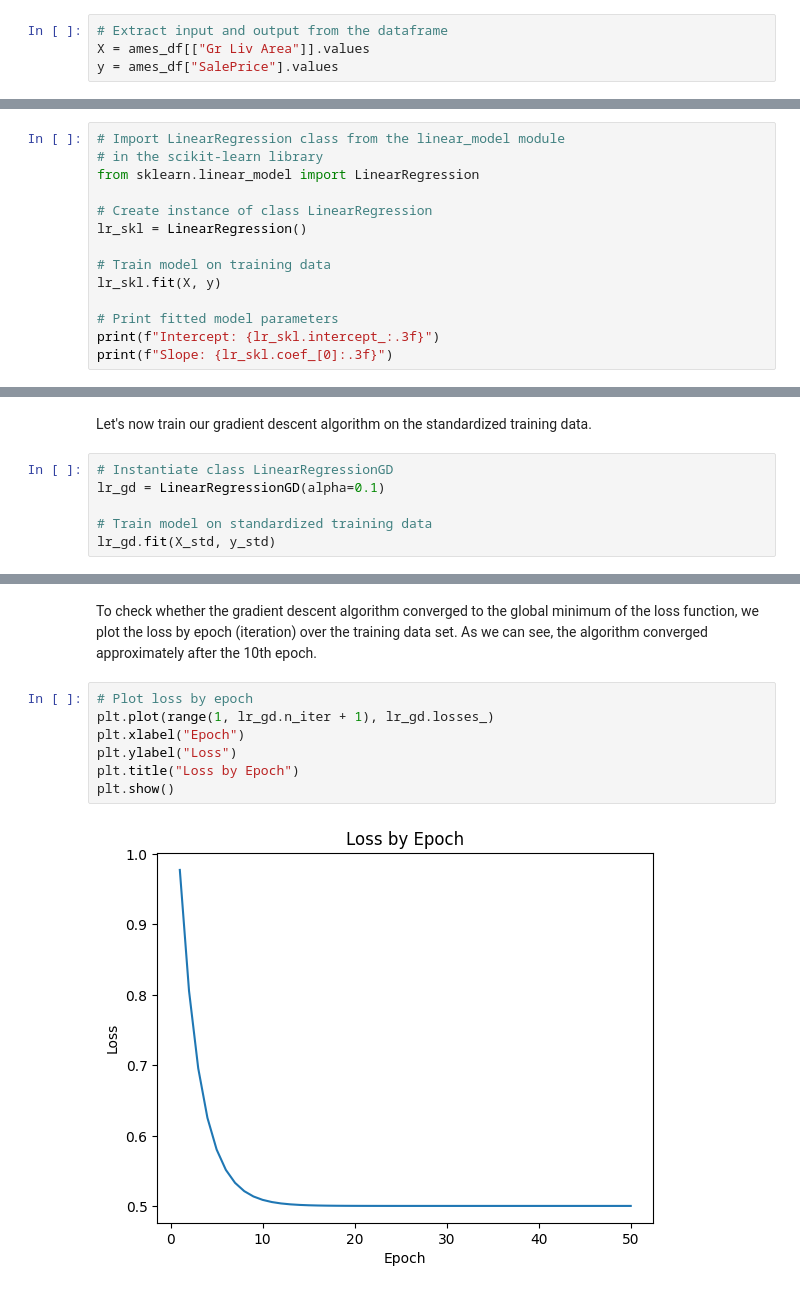
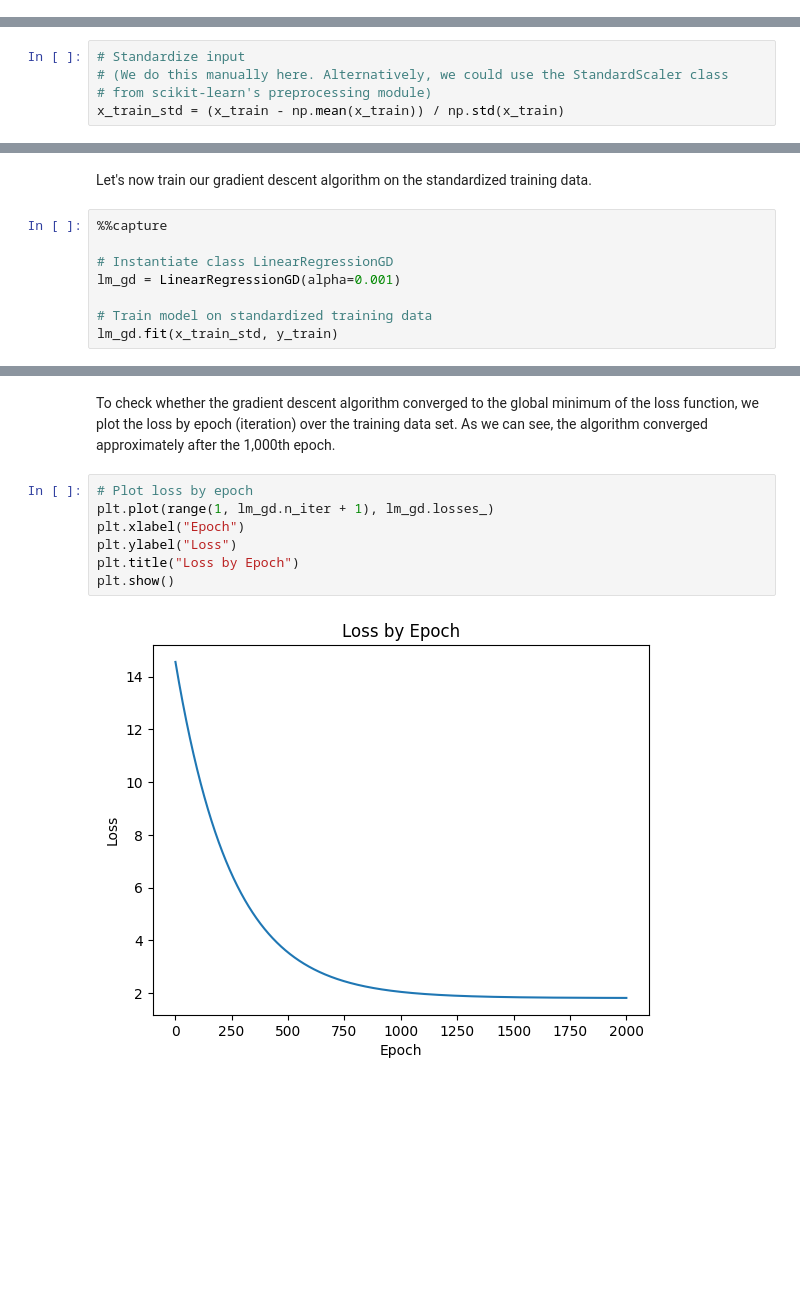
Before and after one commit to retowuest/uio-dl-2024, a Jupyter notebook: Notebooks/nb-1.ipynb, the cells around one changed output, grey strips where cells are left out. Drawn from its saved outputs; the diff is of its cells as text; blank space fills up the shorter version.

```diff
--- a/Notebooks/nb-1.ipynb
+++ b/Notebooks/nb-1.ipynb
@@ -258,4 +125,0 @@ There is a clear linear relationship between `SalePrice` and `Gr Liv Area`. We t
-# %%
-# Extract input and output from the dataframe
-X = ames_df[["Gr Liv Area"]].values
-y = ames_df["SalePrice"].values
@@ -266,14 +125,0 @@ Let's fit the 1D linear regression model with `scikit-learn`.
-# %%
-# Import LinearRegression class from the linear_model module
-# in the scikit-learn library
-from sklearn.linear_model import LinearRegression
-
-# Create instance of class LinearRegression
-lr_skl = LinearRegression()
-
-# Train model on training data
-lr_skl.fit(X, y)
-
-# Print fitted model parameters
-print(f"Intercept: {lr_skl.intercept_:.3f}")
-print(f"Slope: {lr_skl.coef_[0]:.3f}")
@@ -302,3 +130,8 @@ import numpy as np
+# %%
+# Standardize input
+# (We do this manually here. Alternatively, we could use the StandardScaler class
+# from scikit-learn's preprocessing module)
+x_train_std = (x_train - np.mean(x_train)) / np.std(x_train)
 # %%
 # Implement gradient descent algorithm
 class LinearRegressionGD:
@@ -345,8 +173,10 @@ y_std = sc_y.fit_transform(y[:, np.newaxis]).flatten()
 # %% [markdown]
 Let's now train our gradient descent algorithm on the standardized training data.
 # %%
+%%capture
+
 # Instantiate class LinearRegressionGD
-lr_gd = LinearRegressionGD(alpha=0.1)
+lm_gd = LinearRegressionGD(alpha=0.001)
 
 # Train model on standardized training data
-lr_gd.fit(X_std, y_std)
+lm_gd.fit(x_train_std, y_train)
@@ -355,12 +183,12 @@ lr_gd.fit(X_std, y_std)
 # %% [markdown]
-To check whether the gradient descent algorithm converged to the global minimum of the loss function, we plot the loss by epoch (iteration) over the training data set. As we can see, the algorithm converged approximately after the 10th epoch.
+To check whether the gradient descent algorithm converged to the global minimum of the loss function, we plot the loss by epoch (iteration) over the training data set. As we can see, the algorithm converged approximately after the 1,000th epoch.
 # %%
 # Plot loss by epoch
-plt.plot(range(1, lr_gd.n_iter + 1), lr_gd.losses_)
+plt.plot(range(1, lm_gd.n_iter + 1), lm_gd.losses_)
 plt.xlabel("Epoch")
 plt.ylabel("Loss")
 plt.title("Loss by Epoch")
 plt.show()
 # %% [output]
-[figure, old version]
+[figure, new version]
 # %% [markdown]
```
Also changed, not shown: parts of 72 cells of this notebook.
